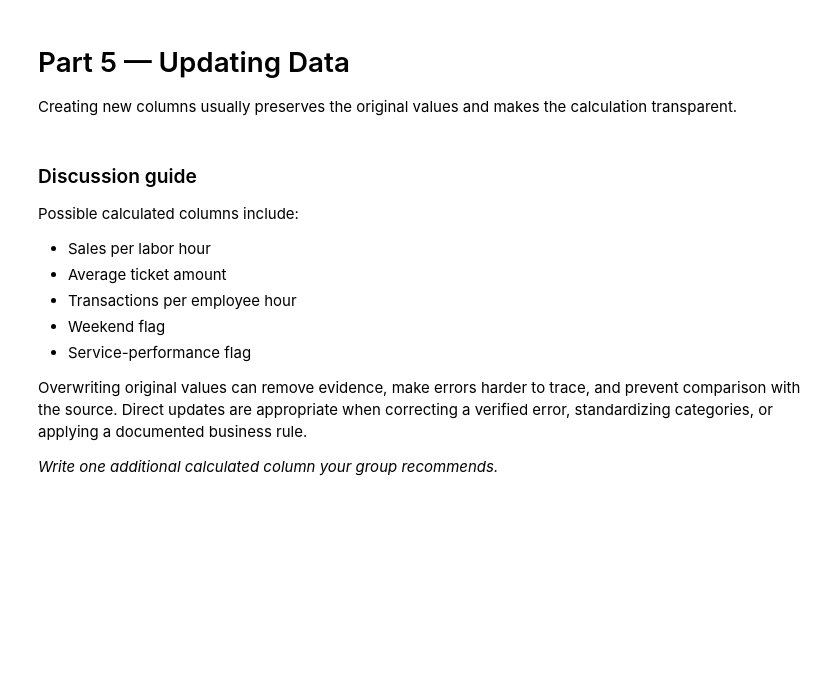
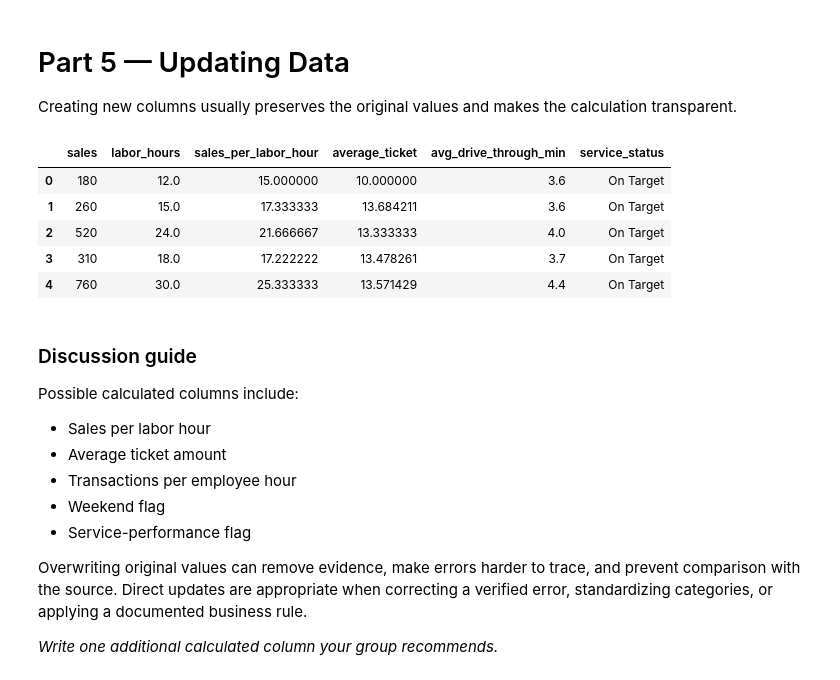
Before and after one commit to zhangyu027/UCI_Python_Programming_Portfolio, a Jupyter notebook: 09_Group Discussion/GroupDiscussion_Pandas_Walkthrough.ipynb, the cells around one changed output. Cells and saved outputs as stored; diff of their text form; code cells hidden in the pictures; blank space fills up the shorter version.

```diff
--- a/09_Group Discussion/GroupDiscussion_Pandas_Walkthrough.ipynb
+++ b/09_Group Discussion/GroupDiscussion_Pandas_Walkthrough.ipynb
@@ -173,16 +357,23 @@ rainy_weekend_high_sales
 
 Creating new columns usually preserves the original values and makes the calculation transparent.
 # %%
-# Create calculated columns
-clean['sales_per_labor_hour'] = clean['sales'] / clean['labor_hours']
-clean['average_ticket'] = clean['sales'] / clean['transactions']
+# Create calculated columns safely (avoid division by zero).
+clean['sales_per_labor_hour'] = clean['sales'].div(clean['labor_hours'].replace(0, pd.NA))
+clean['average_ticket'] = clean['sales'].div(clean['transactions'].replace(0, pd.NA))
 
-# Create a simple service flag
+# Create a simple service flag.
 clean['service_status'] = 'On Target'
 clean.loc[clean['avg_drive_through_min'] > 5.0, 'service_status'] = 'Needs Review'
 
 clean[['sales', 'labor_hours', 'sales_per_labor_hour', 'average_ticket',
        'avg_drive_through_min', 'service_status']].head()
+# %% [output]
+|  | sales | labor_hours | sales_per_labor_hour | average_ticket | avg_drive_through_min | service_status |
+| 0 | 180 | 12.0 | 15.000000 | 10.000000 | 3.6 | On Target |
+| 1 | 260 | 15.0 | 17.333333 | 13.684211 | 3.6 | On Target |
+| 2 | 520 | 24.0 | 21.666667 | 13.333333 | 4.0 | On Target |
+| 3 | 310 | 18.0 | 17.222222 | 13.478261 | 3.7 | On Target |
+| 4 | 760 | 30.0 | 25.333333 | 13.571429 | 4.4 | On Target |
 # %% [markdown]
 ### Discussion guide
 Possible calculated columns include:
```
Also changed, not shown: parts of 20 cells of this notebook, 2 other files.
